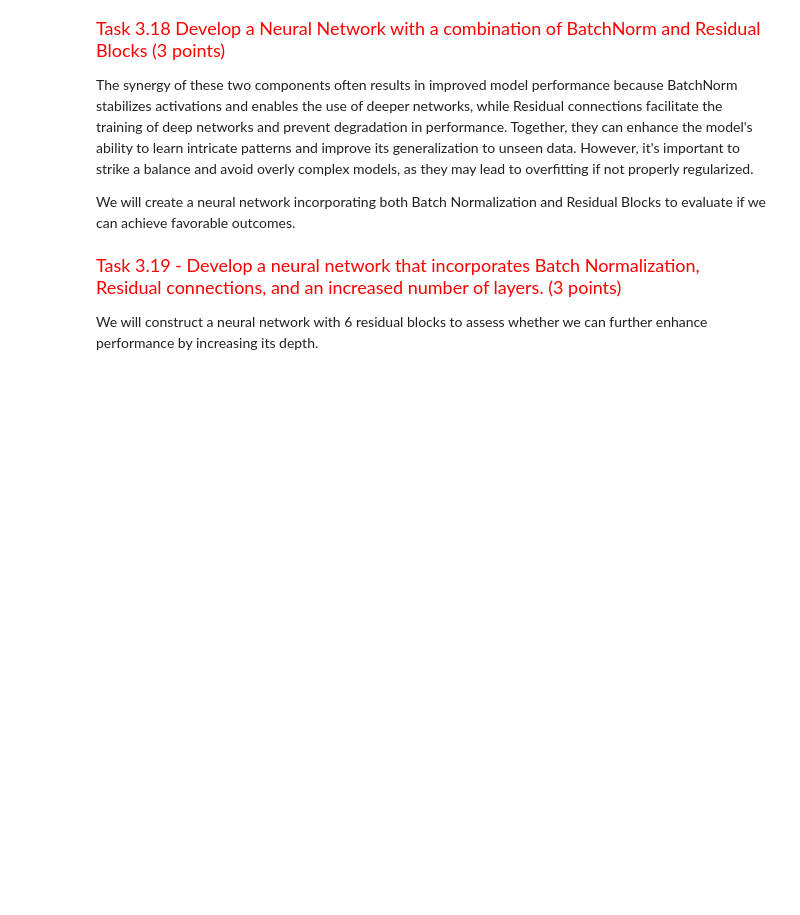
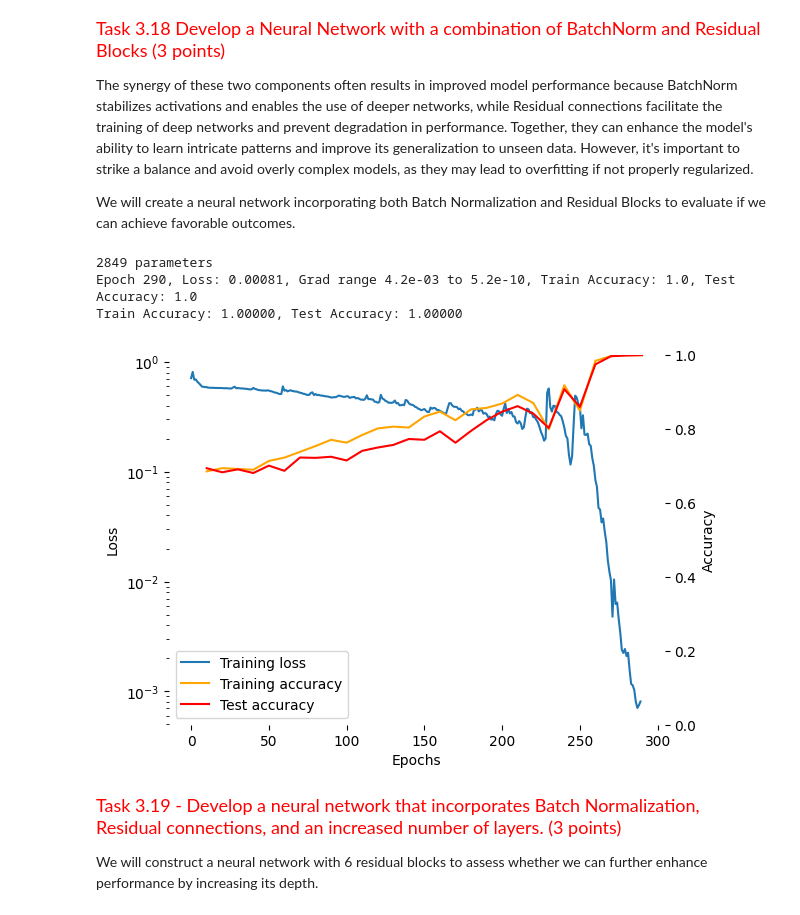
Before and after one commit to karan-mudaliar/Deep-Learning, a Jupyter notebook: HW2_1_OptimizationAndNetworkArchitecture.ipynb, the cells around one changed output. Cells and saved outputs as stored; diff of their text form; code cells hidden in the pictures; blank space fills up the shorter version.

```diff
--- a/HW2_1_OptimizationAndNetworkArchitecture.ipynb
+++ b/HW2_1_OptimizationAndNetworkArchitecture.ipynb
@@ -1578,23 +1581,56 @@ We will create a neural network incorporating both Batch Normalization and Resid
 # %%
 torch.manual_seed(7150)# (Leave it here for deterministic behavior and easier grading)
 
 #############################################################################
 # TODO: In this task, we will configure a neural network consisting of two
 # residual blocks,
 # Hidden Dimension - 16
 # fan_out_dims = 32
 # Loss - Binary Cross Entropy
 # Optimizer - Adam - (lr = 0.01, weight_decay=1e-3)
 # Residual Block - [Batch_Norm -> Linear → ReLU → Linear]
 # Network Architecture - Linear -> Residual Block -> Residual Block ->
 # (Batch_Norm + Linear + Sigmoid)
 #############################################################################
 
-raise NotImplementedError
+input_size=train_data.size(1)
+hidden_dims= 16
+fan_out_dims = 32
+output_dims=1
+
+run_test(
+    Supervise(
+    nn.BCELoss(),
+        torch.nn.Sequential(
+        nn.Linear(input_size, hidden_dims),
+        ResidualSequence(
+          nn.BatchNorm1d(hidden_dims),
+          nn.Linear(hidden_dims, fan_out_dims),
+          nn.ReLU(),
+          nn.Linear(fan_out_dims, hidden_dims),
+        ),
+        ResidualSequence(
+          nn.BatchNorm1d(hidden_dims),
+          nn.Linear(hidden_dims, fan_out_dims),
+          nn.ReLU(),
+          nn.Linear(fan_out_dims, hidden_dims),
+        ),
+        nn.BatchNorm1d(hidden_dims),
+        nn.Linear(hidden_dims, 1),
+        nn.Sigmoid()
+        )
+    ),
+    lambda p: ADAMOptimizer(p,lr = 0.1, weight_decay = 1e-3)
+)
 
 ###########################################################################
 #                             END OF YOUR CODE                            #
 ###########################################################################
+# %% [output]
+2849 parameters
+Epoch 290, Loss: 0.00081, Grad range 4.2e-03 to 5.2e-10, Train Accuracy: 1.0, Test Accuracy: 1.0
+Train Accuracy: 1.00000, Test Accuracy: 1.00000
+[figure, added]
 # %% [markdown]
 <font size='4' color='Red'>Task 3.19 - Develop a neural network that incorporates Batch Normalization, Residual connections, and an increased number of layers. (3 points)</font>
 
```
Also changed, not shown: parts of 2 cells of this notebook.
